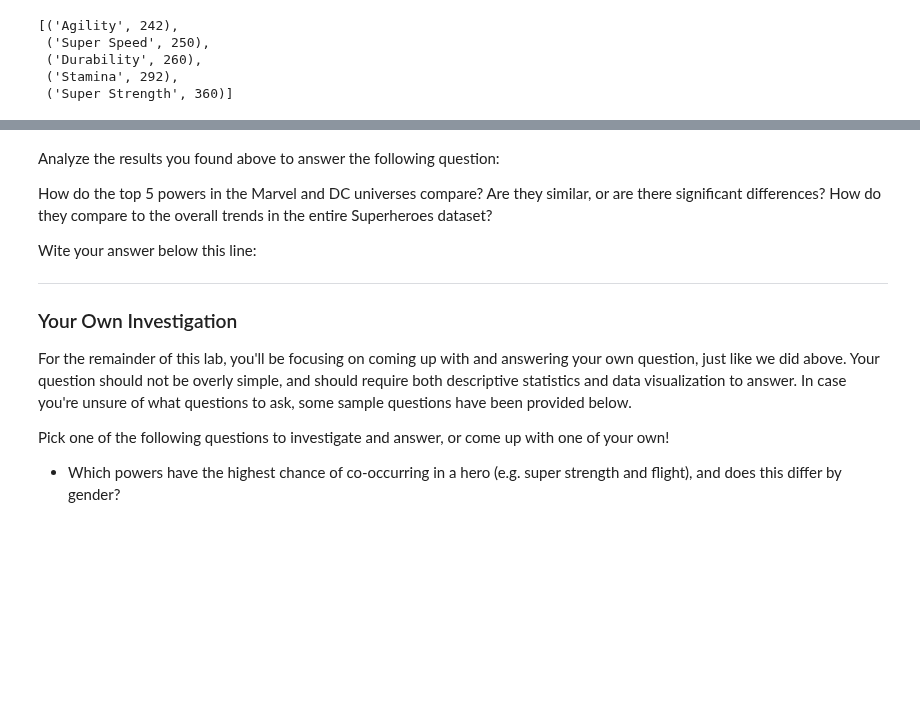
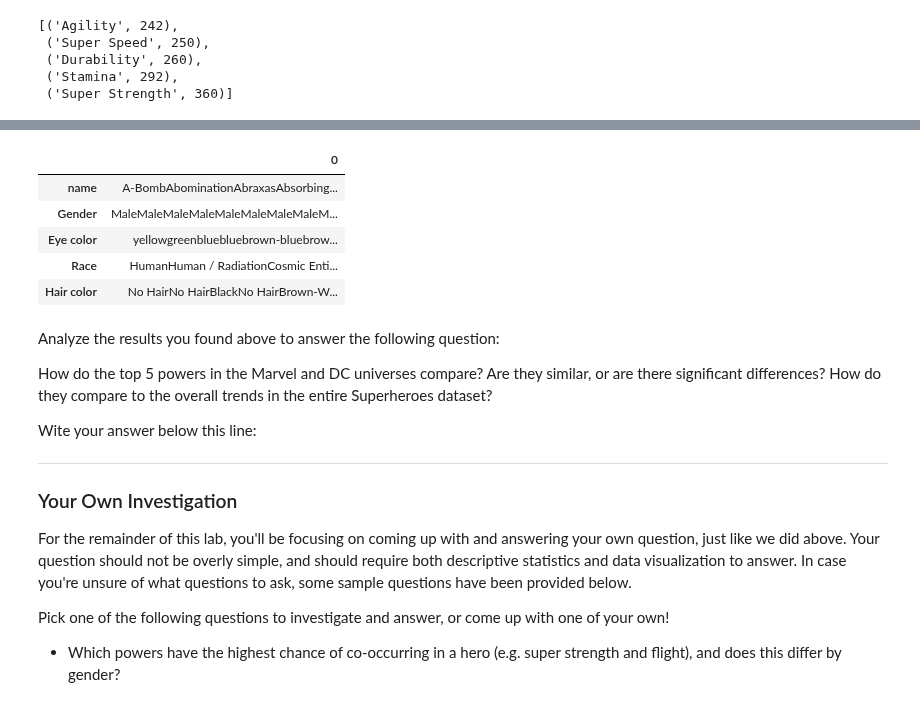
Before and after one commit to ortsed/dsc-data-cleaning-project-dc-ds-career-042219, a Jupyter notebook: index.ipynb, the cells around one changed output, grey strips where cells are left out. Drawn from its saved outputs; the diff is of its cells as text; code cells hidden in the pictures; blank space fills up the shorter version.

```diff
--- a/index.ipynb
+++ b/index.ipynb
@@ -289,3 +289,4 @@ new_sum[-5:]
  ('Super Strength', 360)]
 # %%
 marvel = merged[merged["Publisher"] == "Marvel Comics"].sum()
+marvel = pd.DataFrame(marvel)
@@ -295,3 +293,12 @@ Super Strength
+# %%
+marvel.head()
+# %% [output]
+|  | 0 |
+| name | A-BombAbominationAbraxasAbsorbing... |
+| Gender | MaleMaleMaleMaleMaleMaleMaleMaleM... |
+| Eye color | yellowgreenbluebluebrown-bluebrow... |
+| Race | HumanHuman / RadiationCosmic Enti... |
+| Hair color | No HairNo HairBlackNo HairBrown-W... |
 # %% [markdown]
 Analyze the results you found above to answer the following question:
 
```
Also changed, not shown: parts of 1 cell of this notebook.
